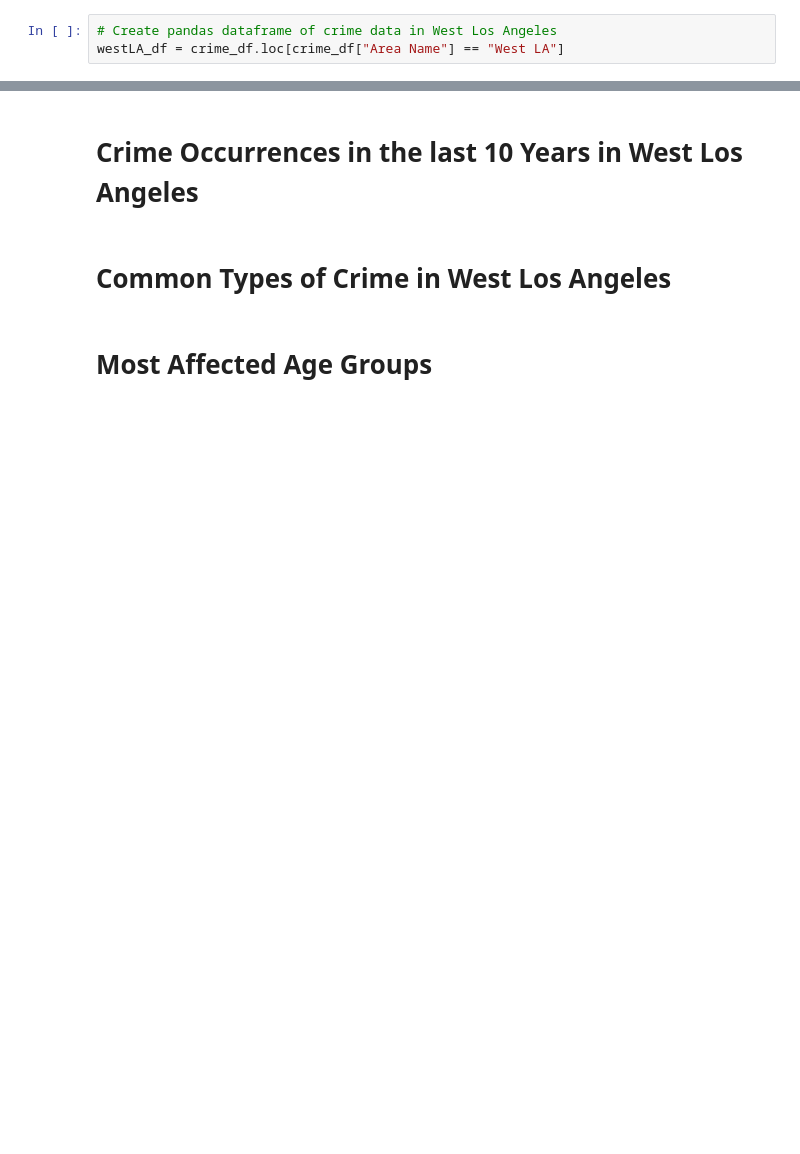
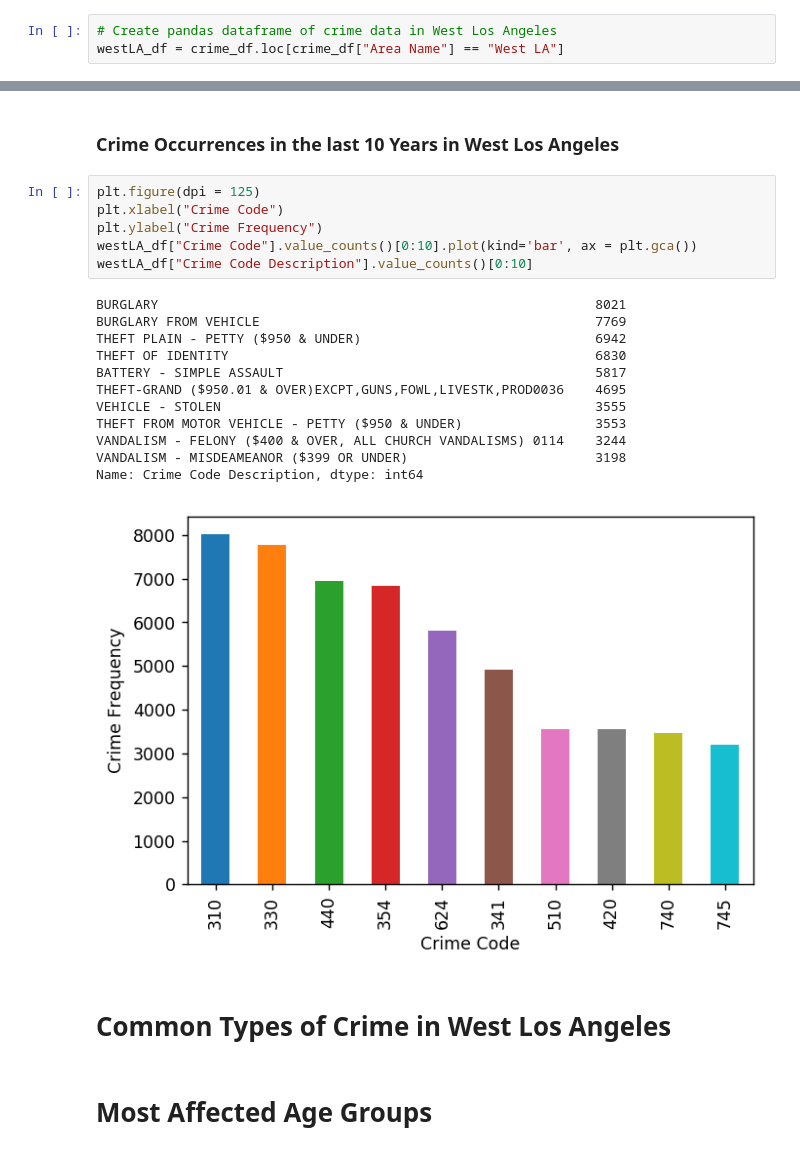
Before and after one commit to jamqd/LA_Crime_Analysis, a Jupyter notebook: lapdcrime.ipynb, the cells around one changed output, grey strips where cells are left out. Drawn from its saved outputs; the diff is of its cells as text; blank space fills up the shorter version.

```diff
--- a/lapdcrime.ipynb
+++ b/lapdcrime.ipynb
@@ -150,5 +114,24 @@ countyneigh_df.plot()
 # %% [markdown]
-# Crime Occurrences in the last 10 Years in West Los Angeles
+### Crime Occurrences in the last 10 Years in West Los Angeles
+# %%
+plt.figure(dpi = 125)
+plt.xlabel("Crime Code")
+plt.ylabel("Crime Frequency")
+westLA_df["Crime Code"].value_counts()[0:10].plot(kind='bar', ax = plt.gca())
+westLA_df["Crime Code Description"].value_counts()[0:10]
+# %% [output]
+BURGLARY                                                        8021
+BURGLARY FROM VEHICLE                                           7769
+THEFT PLAIN - PETTY ($950 & UNDER)                              6942
+THEFT OF IDENTITY                                               6830
+BATTERY - SIMPLE ASSAULT                                        5817
+THEFT-GRAND ($950.01 & OVER)EXCPT,GUNS,FOWL,LIVESTK,PROD0036    4695
+VEHICLE - STOLEN                                                3555
+THEFT FROM MOTOR VEHICLE - PETTY ($950 & UNDER)                 3553
+VANDALISM - FELONY ($400 & OVER, ALL CHURCH VANDALISMS) 0114    3244
+VANDALISM - MISDEAMEANOR ($399 OR UNDER)                        3198
+Name: Crime Code Description, dtype: int64
+[figure, added]
 # %% [markdown]
 # Common Types of Crime in West Los Angeles
 # %% [markdown]
```
Also changed, not shown: parts of 21 cells of this notebook.
